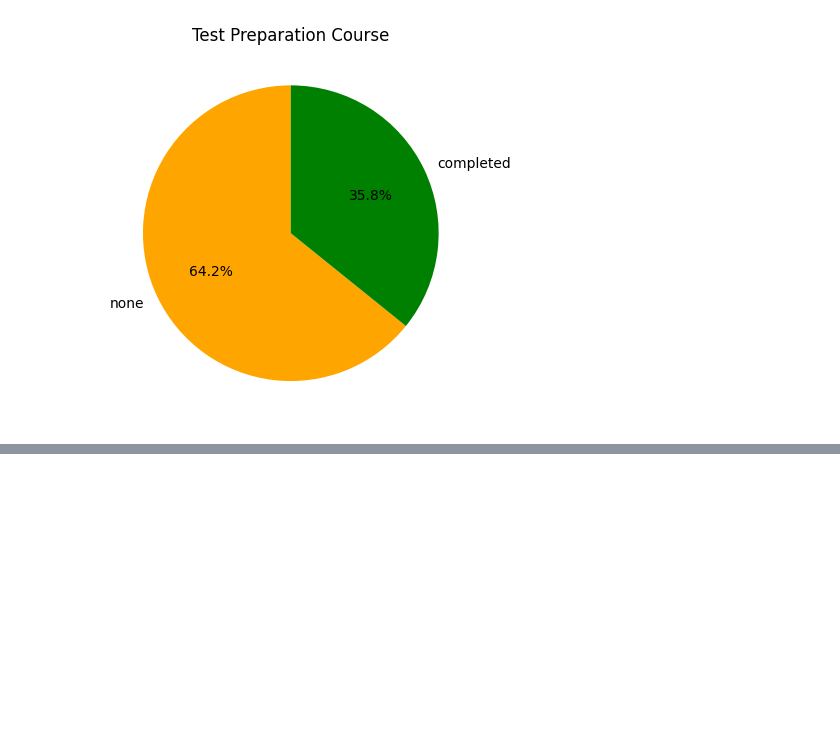
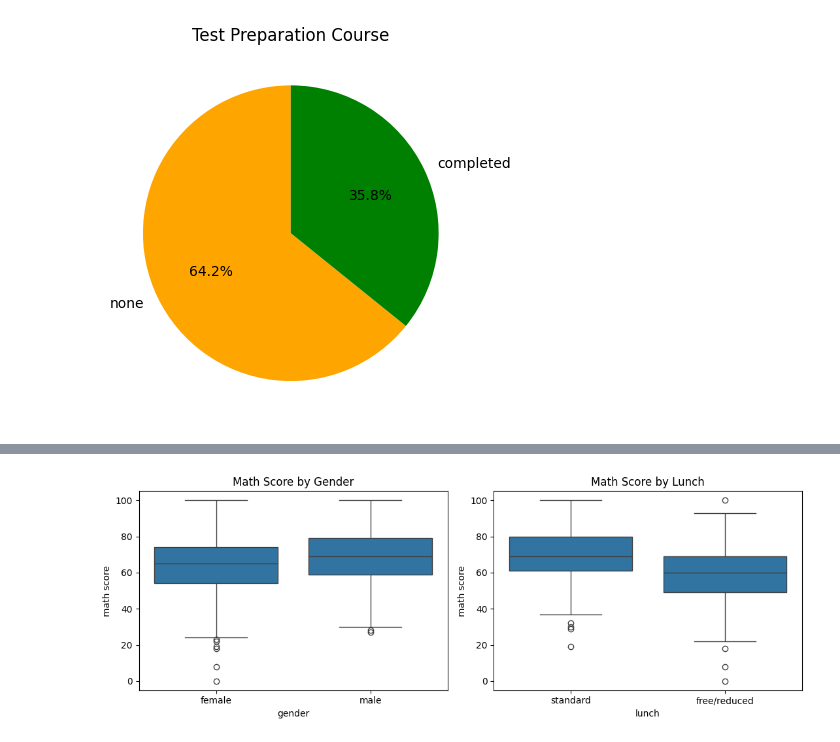
Before and after one commit to smchakma/ResearchWithSkillMoprh, a Jupyter notebook: Matplotlib_and_Seaborn.ipynb, the cells around one changed output, grey strips where cells are left out. Cells and saved outputs as stored; diff of their text form; code cells hidden in the pictures; blank space fills up the shorter version.

```diff
--- a/Matplotlib_and_Seaborn.ipynb
+++ b/Matplotlib_and_Seaborn.ipynb
@@ -124,0 +160,17 @@ plt.show()
+# %%
+## box plot
+
+fig, ax = plt.subplots(1, 2, figsize = (11, 4))
+
+sns.boxplot(data = students, x = 'gender', y = 'math score', ax = ax[0])
+ax[0].set(title='Math Score by Gender')
+
+sns.boxplot(data = students, x = 'lunch', y = 'math score', ax = ax[1])
+ax[1].set(title='Math Score by Lunch')
+
+
+plt.savefig("/content/drive/MyDrive/Datasets/Box_fig.png", dpi = 300, bbox_inches = 'tight')
+plt.tight_layout()
+plt.show()
+# %% [output]
+[figure, added]
```
Also changed, not shown: parts of 4 cells of this notebook.
